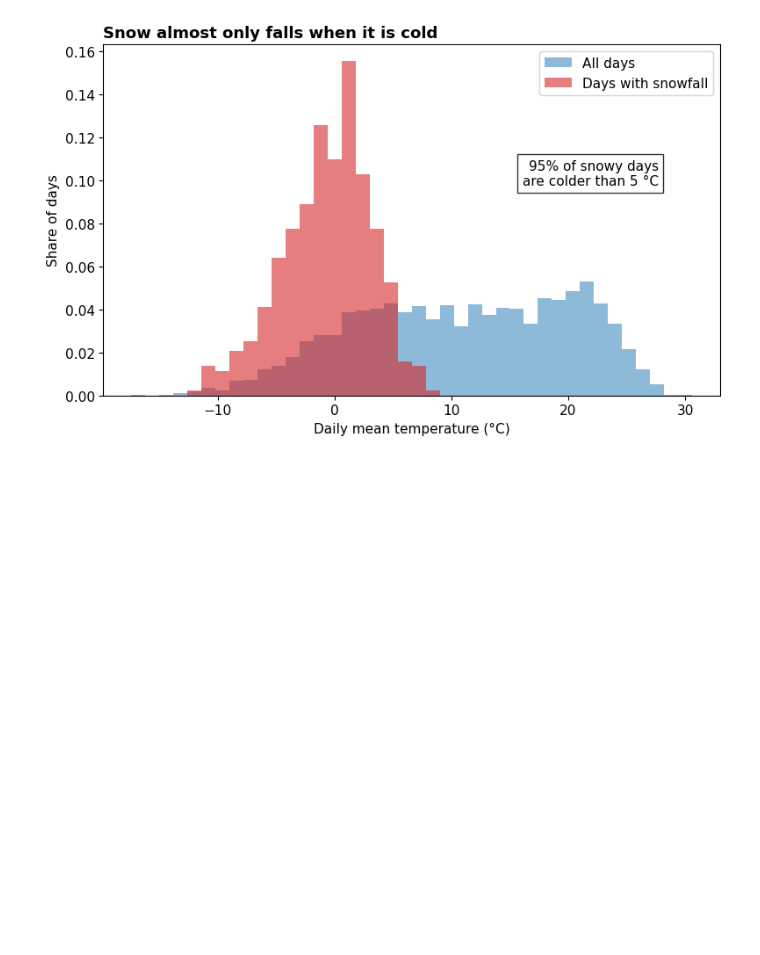
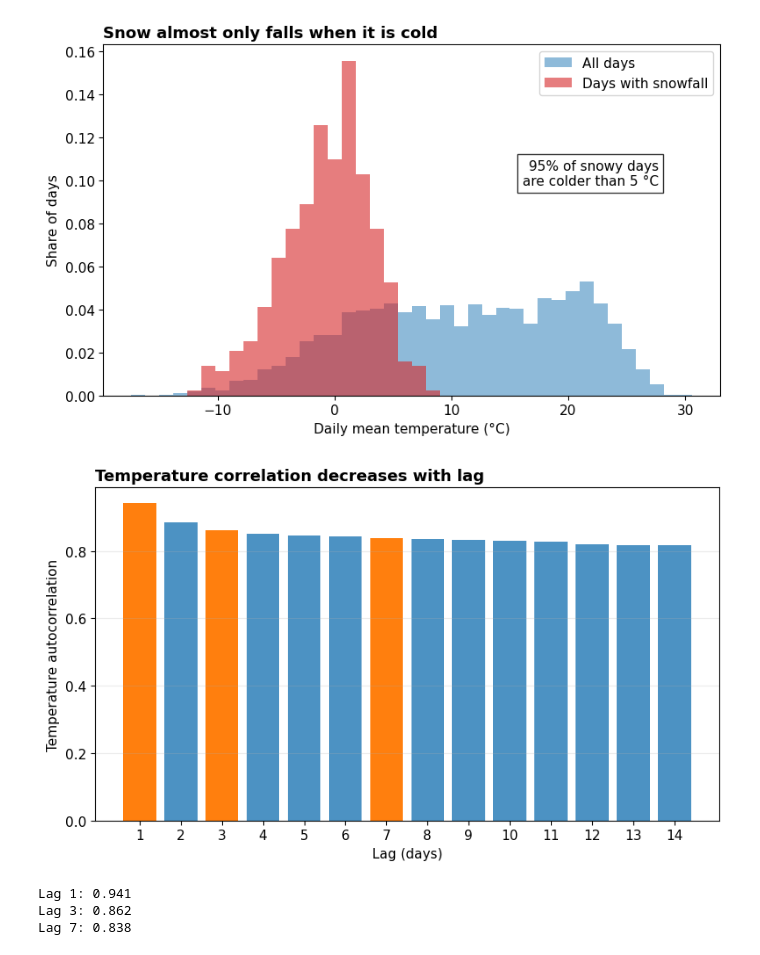
Before and after one commit to kchensq/DATA1030_Null_Boston-Temperature, a Jupyter notebook: src/02_eda.ipynb, the cells around one changed output. Saved outputs shown, nothing was run; the diff lists cells and outputs as text; code cells hidden in the pictures; blank space fills up the shorter version.

Commit message:
Add additional EDA figures and analysis

```diff
--- a/src/02_eda.ipynb
+++ b/src/02_eda.ipynb
@@ -147,3 +147,53 @@ plt.savefig("../figures/fig3_snow_vs_temperature.png", dpi=200)
 plt.show()
 # %% [output]
 [figure]
+# %%
+# Figure 4: Temperature autocorrelation by lag (training period)
+
+max_lag = 14
+lags = np.arange(1, max_lag + 1)
+
+autocorr = [
+    base["temp"].autocorr(lag=int(lag))
+    for lag in lags
+]
+
+fig, ax = plt.subplots(figsize=(8, 4.8))
+
+ax.bar(lags, autocorr, color="tab:blue", alpha=0.8)
+
+# Highlight the lookback windows considered in modeling
+for lag in [1, 3, 7]:
+    ax.bar(
+        lag,
+        autocorr[lag - 1],
+        color="tab:orange"
+    )
+
+ax.set_xlabel("Lag (days)")
+ax.set_ylabel("Temperature autocorrelation")
+ax.set_title(
+    "Temperature correlation decreases with lag",
+    loc="left",
+    fontweight="bold",
+    fontsize=13
+)
+
+ax.set_xticks(lags)
+ax.grid(axis="y", alpha=0.25)
+
+plt.tight_layout()
+plt.savefig(
+    "../figures/fig4_temperature_autocorrelation.png",
+    dpi=300,
+    bbox_inches="tight"
+)
+plt.show()
+
+for lag in [1, 3, 7]:
+    print(f"Lag {lag}: {autocorr[lag - 1]:.3f}")
+# %% [output]
+[figure, added]
+Lag 1: 0.941
+Lag 3: 0.862
+Lag 7: 0.838
```
Also changed, not shown: parts of 2 cells of this notebook, 4 other files.
